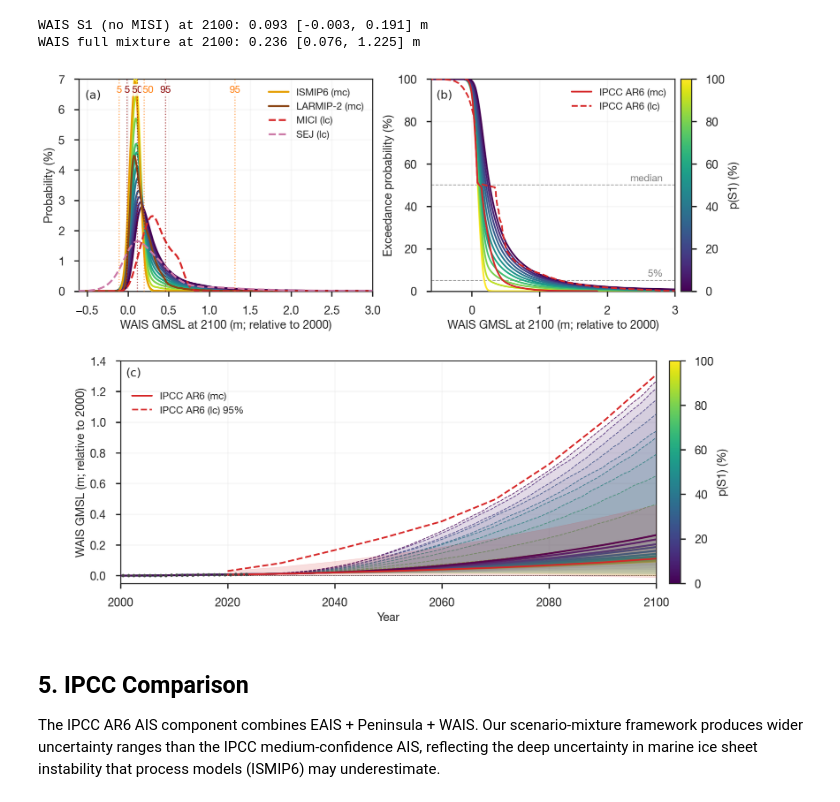
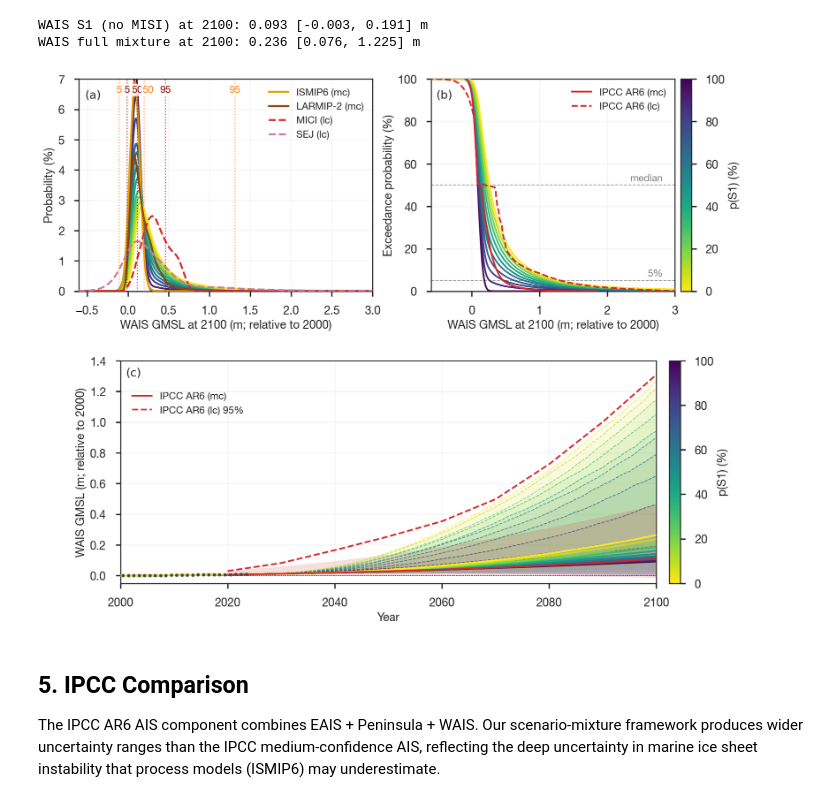
Before and after one commit to bminchew/GMSLR_forecast_v1, a Jupyter notebook: slr_forecast/notebooks/component_wais.ipynb, the cells around one changed output. Saved outputs shown, nothing was run; the diff lists cells and outputs as text; code cells hidden in the pictures.

```diff
--- a/slr_forecast/notebooks/component_wais.ipynb
+++ b/slr_forecast/notebooks/component_wais.ipynb
@@ -1084,7 +1084,7 @@ LABEL_FONTSIZE = 14
 # four constituent AIS workflows.
 # ─────────────────────────────────────────────────────────────────────────
 p_s1_sweep = [round(0.1 * i, 1) for i in range(0, 11)]
-_sweep_cmap = plt.cm.viridis
+_sweep_cmap = plt.cm.viridis_r
 sweep_colors = {p: _sweep_cmap(p) for p in p_s1_sweep}
 
 sweep_samples = {}
@@ -1312,24 +1312,28 @@ A4_SCENARIOS['S2_fast_wais']['P'] = _orig_p_s2
 
 # Observations
 ax_proj.errorbar(wais_year, wais_rebase, yerr=2 * wais_sigma,
-                  fmt='o', ms=4, color='#444444', lw=1, zorder=30)
+                  fmt='o', ms=4, color='#444444', lw=1, zorder=40)
 
 proj_mask = PROJ_YEARS >= BASELINE_YEAR
 yr_plot = PROJ_YEARS[proj_mask]
 
-# Smaller p(S1) drawn on top of larger p(S1), matching panels (a)/(b).
+# Layering: all 90% shading at the bottom (sweep, then IPCC at z=15), the
+# sweep's dashed 95% lines above it (z=20), then the sweep medians stacked
+# from p(S1)=100% (lowest) to p(S1)=0% (highest, z=21-31), then the IPCC
+# lines (z=35) and observations (z=40).
 for i, p_s1 in enumerate(p_s1_sweep):
     samples_m = traj_sweep[p_s1]
     med = np.median(samples_m, axis=0)[proj_mask]
     p5 = np.percentile(samples_m, 5, axis=0)[proj_mask]
     p95 = np.percentile(samples_m, 95, axis=0)[proj_mask]
     color = sweep_colors_traj[p_s1]
-    z = len(p_s1_sweep) + 2 - i
+    z_fill = len(p_s1_sweep) + 2 - i            # 3-13, below the IPCC shading
+    z_med = 21 + len(p_s1_sweep) - 1 - i        # p(S1)=0 -> 31 (top), 1 -> 21
     p95_capped = np.minimum(p95, WAIS_VAF_M)
     ax_proj.fill_between(yr_plot, p5, p95_capped, color=color,
-                          alpha=0.08, zorder=z)
-    ax_proj.plot(yr_plot, med, color=color, lw=2.2, zorder=z)
-    ax_proj.plot(yr_plot, p95_capped, color=color, lw=1, ls='--', alpha=0.8, zorder=z)
+                          alpha=0.08, zorder=z_fill)
+    ax_proj.plot(yr_plot, med, color=color, lw=2.2, zorder=z_med)
+    ax_proj.plot(yr_plot, p95_capped, color=color, lw=1, ls='--', alpha=0.8, zorder=20)
 
 # IPCC AR6 total-AIS reference: the AR6 confidence-level p-boxes do not report WAIS separately, so (as in
 # component_wais_ipcc_comparison.png) we compare against the total AIS
@@ -1341,13 +1345,13 @@ if ipcc_med_proj is not None:
                           ex_med_proj['q95'] / M_TO_MM,
                           color='tab:red', alpha=0.15, zorder=15)
     ax_proj.plot(ex_med_proj['years'], ex_med_proj['q50'] / M_TO_MM, color='tab:red', lw=2,
-                 label='IPCC AR6 (mc)', zorder=16)
+                 label='IPCC AR6 (mc)', zorder=35)
 
 ipcc_low_proj = read_ipcc_component_nc(CONF_BASE, 'low_confidence', 'ssp585', 'AIS')
 if ipcc_low_proj is not None:
     ex_low_proj = ipcc_extract(ipcc_low_proj, quantiles_target=(0.95,))
     ax_proj.plot(ex_low_proj['years'], ex_low_proj['q95'] / M_TO_MM, color='tab:red', lw=2,
-                 ls='--', label='IPCC AR6 (lc) 95%', zorder=16)
+                 ls='--', label='IPCC AR6 (lc) 95%', zorder=35)
 
 ax_proj.set_xlabel('Year', fontsize=LABEL_FONTSIZE)
 ax_proj.set_ylabel('WAIS GMSL (m; relative to 2000)', fontsize=LABEL_FONTSIZE)
@@ -1356,36 +1360,37 @@ ax_proj.set_ylim(-0.05, 1.4)
 ax_proj.axhline(0, color='k', lw=0.5, ls='--')
 ax_proj.grid(True, alpha=0.2)
 ax_proj.tick_params(labelsize=LABEL_FONTSIZE)
-ax_proj.legend(fontsize=LEGEND_FONTSIZE, loc='upper left', bbox_to_anchor=(0.005, 0.90))
+ax_proj.legend(fontsize=LEGEND_FONTSIZE, loc='upper left',
+               bbox_to_anchor=(0.005, 0.90)).set_zorder(50)
 ax_proj.text(0.01, 0.97, '(c)', transform=ax_proj.transAxes, fontsize=LABEL_FONTSIZE,
              family='DejaVu Sans', va='top', ha='left', zorder=40,
              bbox=dict(boxstyle='round,pad=0.2', facecolor='white', edgecolor='none', alpha=0.85))
 
 # Colorbar for panel (c) (same p(S1) -> viridis mapping as (a)/(b), shown
 # separately since it sits on its own row).
 _sweep_sm_c = plt.cm.ScalarMappable(cmap=_sweep_cmap, norm=mcolors.Normalize(vmin=0.0, vmax=1.0))
 _sweep_sm_c.set_array([])
 _cbar_c = fig.colorbar(_sweep_sm_c, ax=ax_proj, pad=0.02)
 _cbar_c.set_label('p(S1) (%)', fontsize=LABEL_FONTSIZE)
 _cbar_c.ax.tick_params(labelsize=LABEL_FONTSIZE)
 _cbar_c.ax.yaxis.set_major_formatter(mticker.PercentFormatter(xmax=1.0, decimals=0, symbol=''))
 
 plt.tight_layout()
 
 # Shift panel (c) -- and its colorbar -- 50 pts to the right.
 _dx_fig = (50 / 72) / fig.get_figwidth()
 _pos_proj = ax_proj.get_position()
 ax_proj.set_position([_pos_proj.x0 + _dx_fig, _pos_proj.y0,
                        _pos_proj.width, _pos_proj.height])
 _pos_cbar_c = _cbar_c.ax.get_position()
 _cbar_c.ax.set_position([_pos_cbar_c.x0 + _dx_fig, _pos_cbar_c.y0,
                           _pos_cbar_c.width, _pos_cbar_c.height])
 
 plt.savefig(f'{FIG_DIR}/component_wais_pdf_exceedance_ipcc_p_s1_sweep.png',
             dpi=150, bbox_inches='tight')
 plt.show()
 # %% [output]
-[figure, old version]
+[figure, new version]
 # %% [markdown]
 ## 5. IPCC Comparison
 
```
Also changed, not shown: 1 other file.
